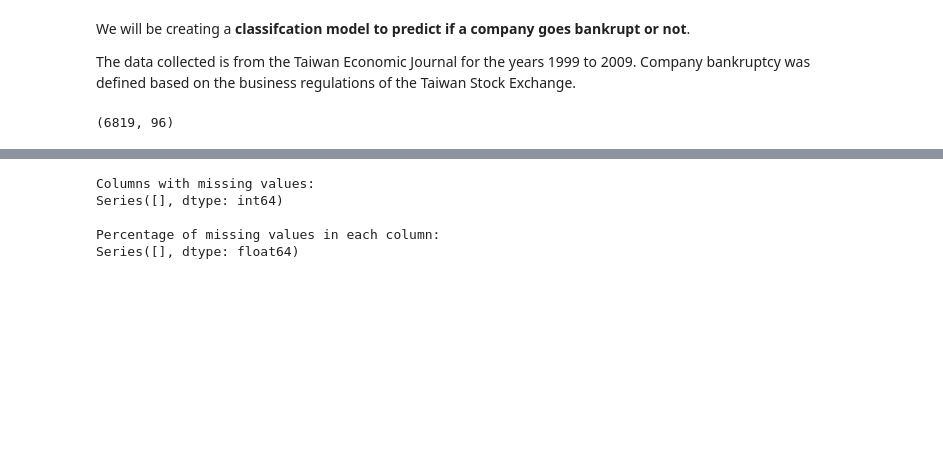
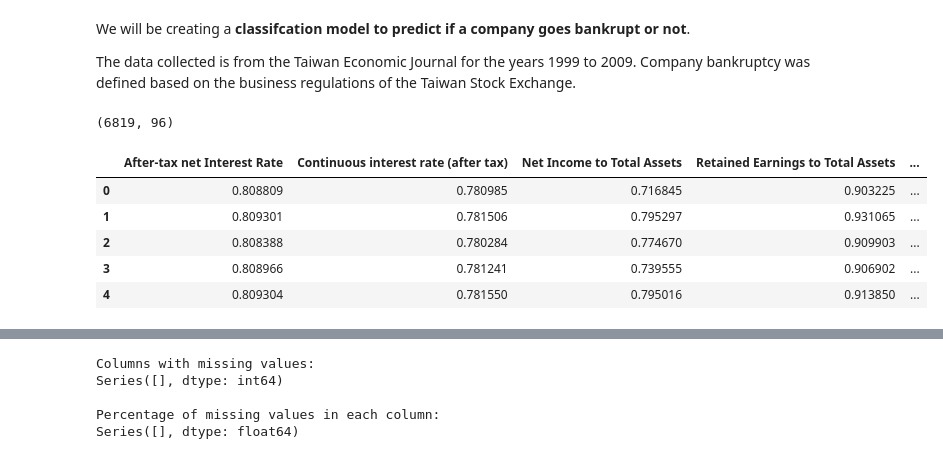
Before and after one commit to julianacharisser/My-DAC-Curriculum, a Jupyter notebook: DAC-006_Machine_Learning/DAC-006-Intro_to_ML_Tutorial_final.ipynb, the cells around one changed output, grey strips where cells are left out. Saved outputs shown, nothing was run; the diff lists cells and outputs as text; code cells hidden in the pictures; blank space fills up the shorter version.

```diff
--- a/DAC-006_Machine_Learning/DAC-006-Intro_to_ML_Tutorial_final.ipynb
+++ b/DAC-006_Machine_Learning/DAC-006-Intro_to_ML_Tutorial_final.ipynb
@@ -17,6 +17,26 @@ df = pd.read_csv('data.csv')
 df.shape
 # %% [output]
 (6819, 96)
+# %%
+top_20_df = df[[' After-tax net Interest Rate',
+ ' Continuous interest rate (after tax)',
+' Net Income to Total Assets',
+ ' Retained Earnings to Total Assets',
+ ' Pre-tax net Interest Rate',
+ ' Total debt/Total net worth',
+ ' Total income/Total expense',
+ ' Per Share Net profit before tax (Yuan ¥)',
+ ' ROA(A) before interest and % after tax',
+ ' Persistent EPS in the Last Four Seasons'
+]]
+top_20_df.head()
+# %% [output]
+|  | After-tax net Interest Rate | Continuous interest rate (after tax) | Net Income to Total Assets | Retained Earnings to Total Assets | ... |
+| 0 | 0.808809 | 0.780985 | 0.716845 | 0.903225 | ... |
+| 1 | 0.809301 | 0.781506 | 0.795297 | 0.931065 | ... |
+| 2 | 0.808388 | 0.780284 | 0.774670 | 0.909903 | ... |
+| 3 | 0.808966 | 0.781241 | 0.739555 | 0.906902 | ... |
+| 4 | 0.809304 | 0.781550 | 0.795016 | 0.913850 | ... |
 # %%
 df
 # %% [output]
```
Also changed, not shown: 2 other files.
